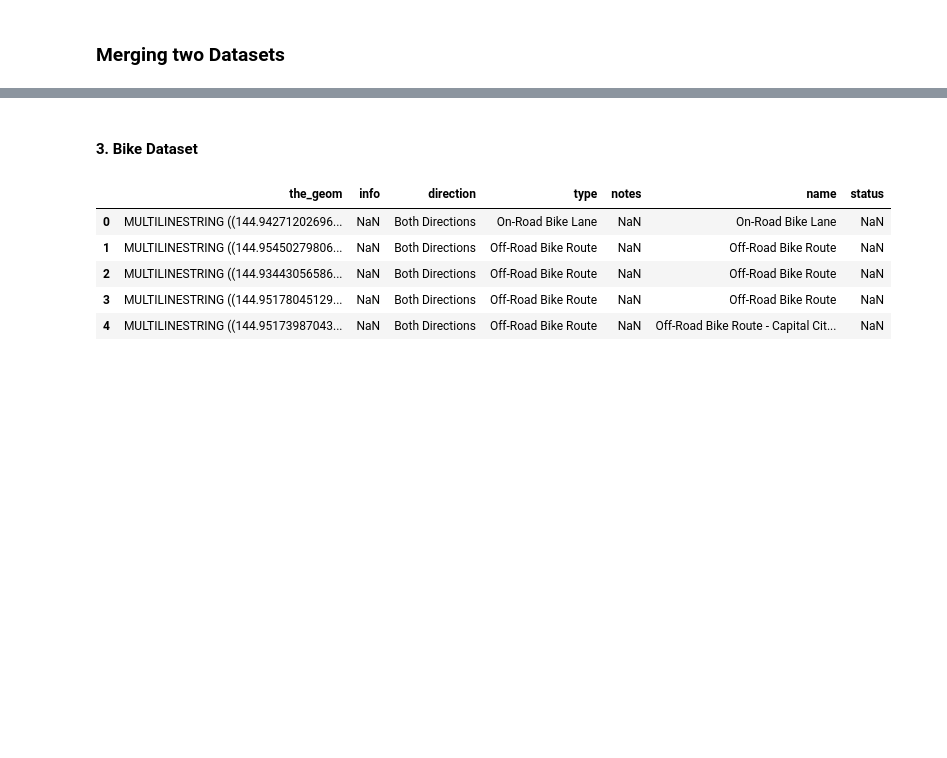
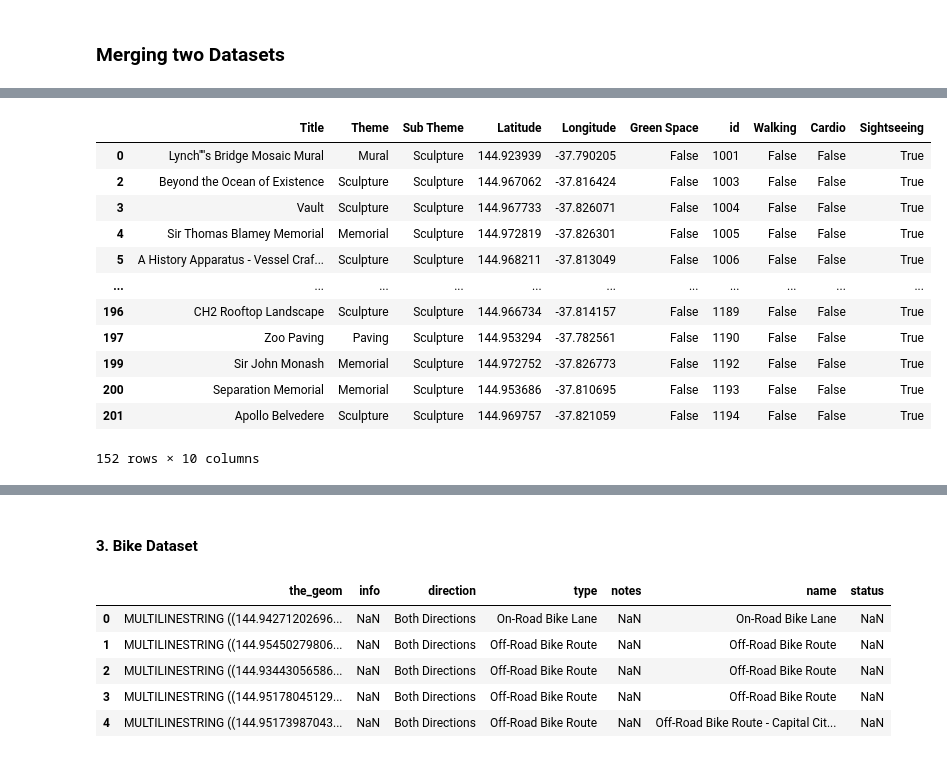
Before and after one commit to ogup0002/UI-healthrisk, a Jupyter notebook: Recommendation-System/Data Pre-processing/Data_Wrangling.ipynb, the cells around one changed output, grey strips where cells are left out. Drawn from its saved outputs; the diff is of its cells as text; code cells hidden in the pictures; blank space fills up the shorter version.

```diff
--- a/Recommendation-System/Data Pre-processing/Data_Wrangling.ipynb
+++ b/Recommendation-System/Data Pre-processing/Data_Wrangling.ipynb
@@ -196,0 +308,16 @@ dtype: object
+# %%
+outdoor[outdoor['Sub Theme'] == "Sculpture"]
+# %% [output]
+|  | Title | Theme | Sub Theme | Latitude | Longitude | Green Space | id | Walking | Cardio | Sightseeing |
+| 0 | Lynch''''s Bridge Mosaic Mural | Mural | Sculpture | 144.923939 | -37.790205 | False | 1001 | False | False | True |
+| 2 | Beyond the Ocean of Existence | Sculpture | Sculpture | 144.967062 | -37.816424 | False | 1003 | False | False | True |
+| 3 | Vault | Sculpture | Sculpture | 144.967733 | -37.826071 | False | 1004 | False | False | True |
+| 4 | Sir Thomas Blamey Memorial | Memorial | Sculpture | 144.972819 | -37.826301 | False | 1005 | False | False | True |
+| 5 | A History Apparatus - Vessel Craf... | Sculpture | Sculpture | 144.968211 | -37.813049 | False | 1006 | False | False | True |
+| ... | ... | ... | ... | ... | ... | ... | ... | ... | ... | ... |
+| 196 | CH2 Rooftop Landscape | Sculpture | Sculpture | 144.966734 | -37.814157 | False | 1189 | False | False | True |
+| 197 | Zoo Paving | Paving | Sculpture | 144.953294 | -37.782561 | False | 1190 | False | False | True |
+| 199 | Sir John Monash | Memorial | Sculpture | 144.972752 | -37.826773 | False | 1192 | False | False | True |
+| 200 | Separation Memorial | Memorial | Sculpture | 144.953686 | -37.810695 | False | 1193 | False | False | True |
+| 201 | Apollo Belvedere | Sculpture | Sculpture | 144.969757 | -37.821059 | False | 1194 | False | False | True |
+152 rows × 10 columns
```
Also changed, not shown: parts of 23 cells of this notebook.
